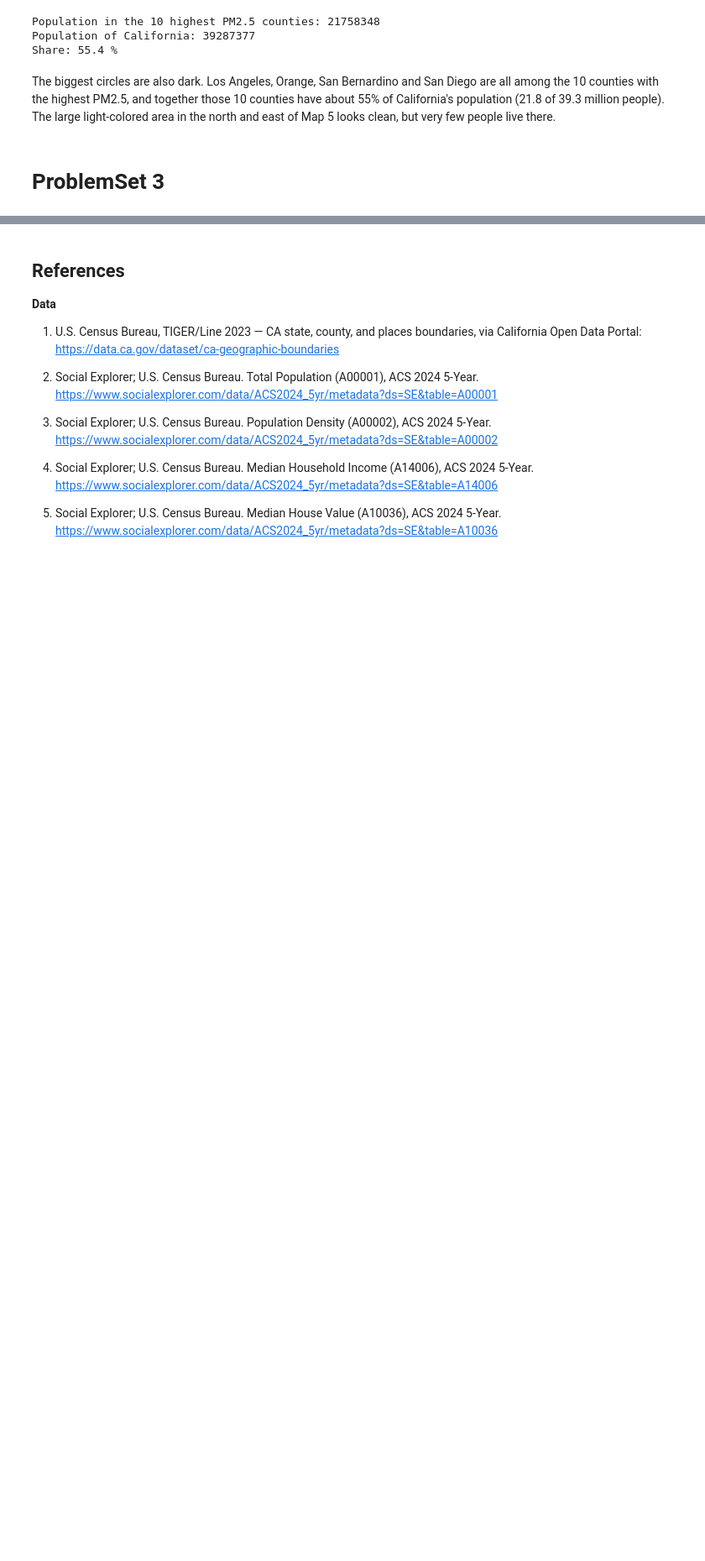
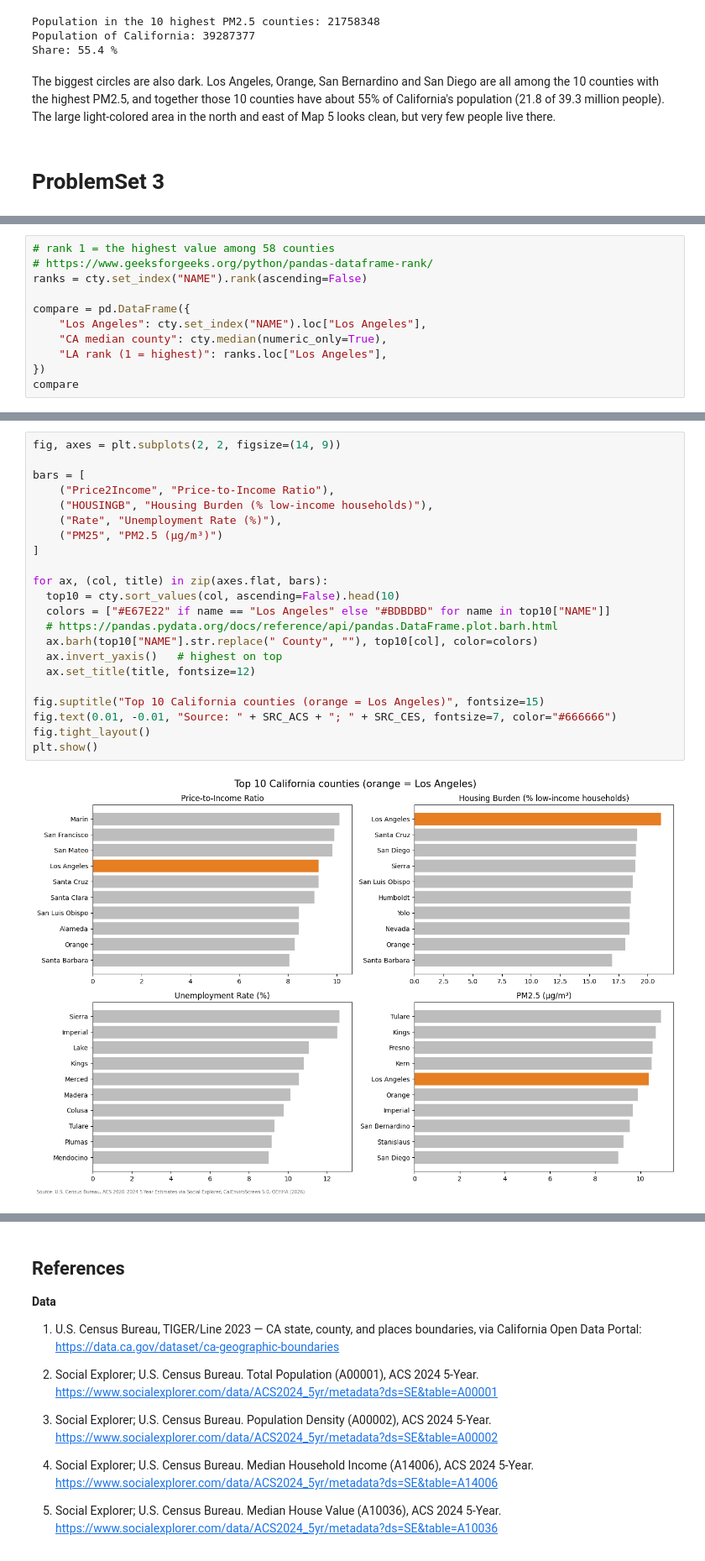
Before and after one commit to HowardChen0211/gisPy, a Jupyter notebook: ProblemSets_map.ipynb, the cells around one changed output, grey strips where cells are left out. Shown at 84% size. Cells and saved outputs as stored; diff of their text form; blank space fills up the shorter version.

```diff
--- a/ProblemSets_map.ipynb
+++ b/ProblemSets_map.ipynb
@@ -1084,0 +1174,11 @@ Why Choosing LA not others?? (Cuz I'm going to visit there 😃 and it has the h
+# %%
+# rank 1 = the highest value among 58 counties
+# https://www.geeksforgeeks.org/python/pandas-dataframe-rank/
+ranks = cty.set_index("NAME").rank(ascending=False)
+
+compare = pd.DataFrame({
+    "Los Angeles": cty.set_index("NAME").loc["Los Angeles"],
+    "CA median county": cty.median(numeric_only=True),
+    "LA rank (1 = highest)": ranks.loc["Los Angeles"],
+})
+compare
@@ -1084,0 +1206,24 @@ Why Choosing LA not others?? (Cuz I'm going to visit there 😃 and it has the h
+# %%
+fig, axes = plt.subplots(2, 2, figsize=(14, 9))
+
+bars = [
+    ("Price2Income", "Price-to-Income Ratio"),
+    ("HOUSINGB", "Housing Burden (% low-income households)"),
+    ("Rate", "Unemployment Rate (%)"),
+    ("PM25", "PM2.5 (µg/m³)")
+]
+
+for ax, (col, title) in zip(axes.flat, bars):
+  top10 = cty.sort_values(col, ascending=False).head(10)
+  colors = ["#E67E22" if name == "Los Angeles" else "#BDBDBD" for name in top10["NAME"]]
+  # https://pandas.pydata.org/docs/reference/api/pandas.DataFrame.plot.barh.html
+  ax.barh(top10["NAME"].str.replace(" County", ""), top10[col], color=colors)
+  ax.invert_yaxis()   # highest on top
+  ax.set_title(title, fontsize=12)
+
+fig.suptitle("Top 10 California counties (orange = Los Angeles)", fontsize=15)
+fig.text(0.01, -0.01, "Source: " + SRC_ACS + "; " + SRC_CES, fontsize=7, color="#666666")
+fig.tight_layout()
+plt.show()
+# %% [output]
+[figure, added]
```
Also changed, not shown: parts of 44 cells of this notebook.
